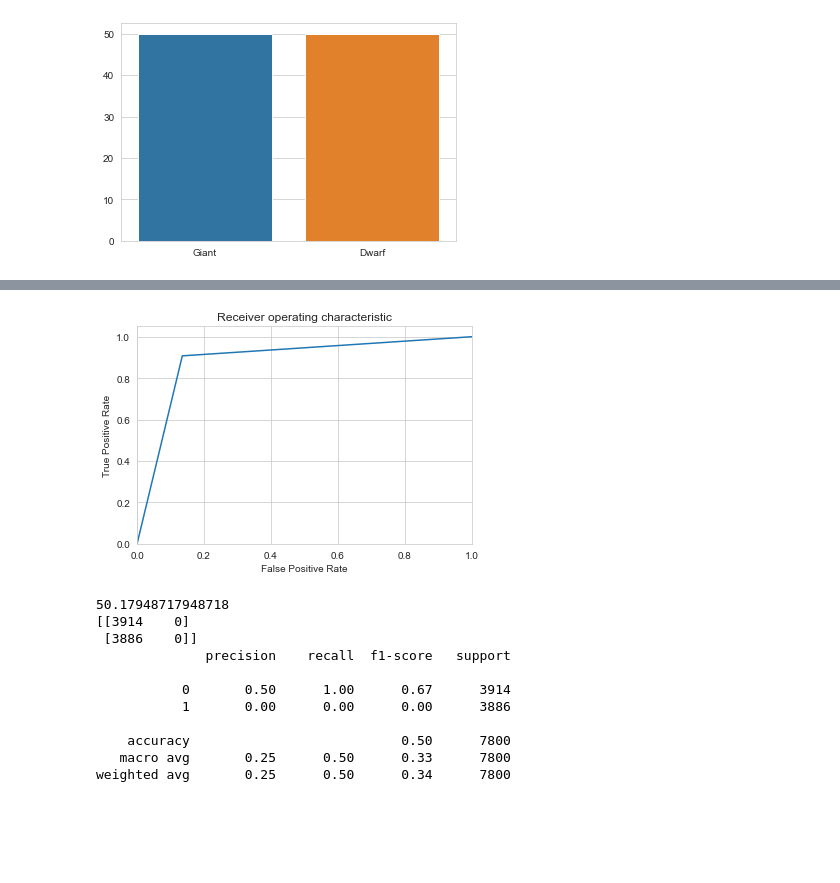
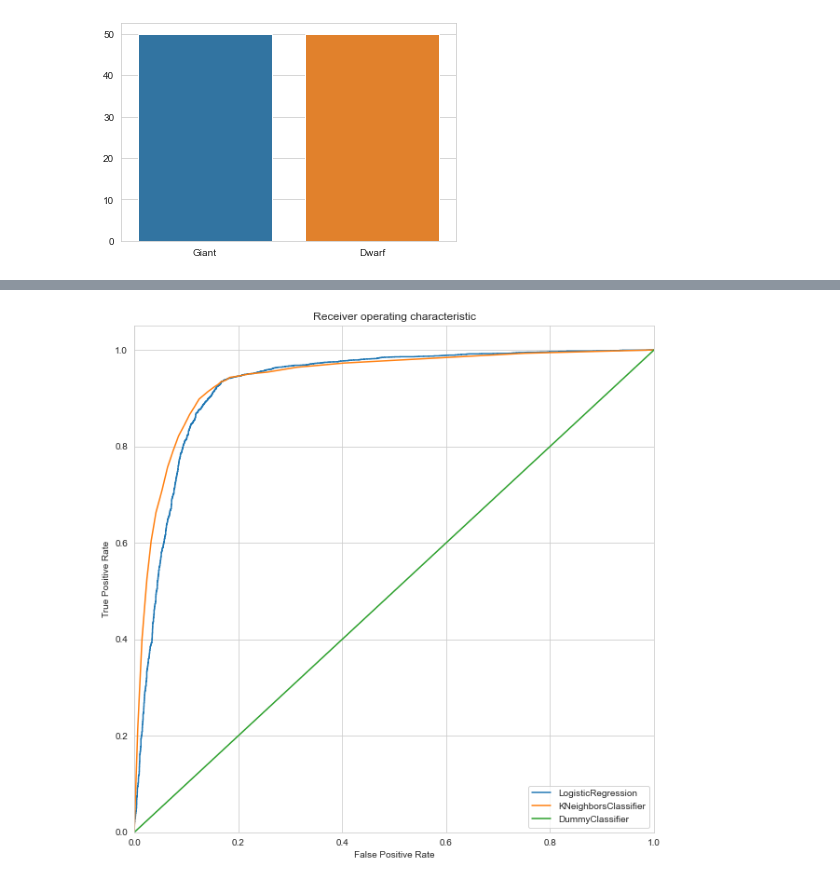
Before and after one commit to TalSomech/Data-Sc-101, a Jupyter notebook: classification 3.ipynb, the cells around one changed output, grey strips where cells are left out. Cells and saved outputs as stored; diff of their text form; code cells hidden in the pictures; blank space fills up the shorter version.

Commit message:
added function getstats and roc curve

```diff
--- a/classification 3.ipynb
+++ b/classification 3.ipynb
@@ -182,41 +220,13 @@ weighted avg       0.89      0.89      0.89      7800
 # %%
-import scikitplot as skplt
-from sklearn.metrics import roc_curve, auc
-fpr = dict()
-tpr = dict()
-roc_auc = dict()
-for i in range(2):
-    fpr[i], tpr[i], _ = roc_curve(y_test, k_pred)
-
-plt.figure()
-plt.plot(fpr[1], tpr[1])
+plt.figure(figsize=(10,10))
+for j in range(len(fpr)):
+    plt.plot(fpr[j],tpr[j],label=f'{tps[j]}')
+plt.legend()
 plt.xlim([0.0, 1.0])
 plt.ylim([0.0, 1.05])
 plt.xlabel('False Positive Rate')
 plt.ylabel('True Positive Rate')
 plt.title('Receiver operating characteristic')
 plt.show()
 # %% [output]
-[figure, old version]
+[figure, new version]
-# %%
-from sklearn.dummy import DummyClassifier
-dummy_clf = DummyClassifier(strategy="most_frequent")
-dummy_clf.fit(x_train,y_train)
-dupred=dummy_clf.predict(x_test)
-#rmse_value = mean_squared_error(y_test, dupred, squared=False)
-#rmse_value
-print(metrics.accuracy_score(y_test,dupred)*100)
-print(confusion_matrix(y_test,dupred))
-print(classification_report(y_test,dupred))
-# %% [output]
-50.17948717948718
-[[3914    0]
- [3886    0]]
-              precision    recall  f1-score   support
-
-           0       0.50      1.00      0.67      3914
-           1       0.00      0.00      0.00      3886
-
-    accuracy                           0.50      7800
-   macro avg       0.25      0.50      0.33      7800
-weighted avg       0.25      0.50      0.34      7800
```
Also changed, not shown: parts of 13 cells of this notebook.
